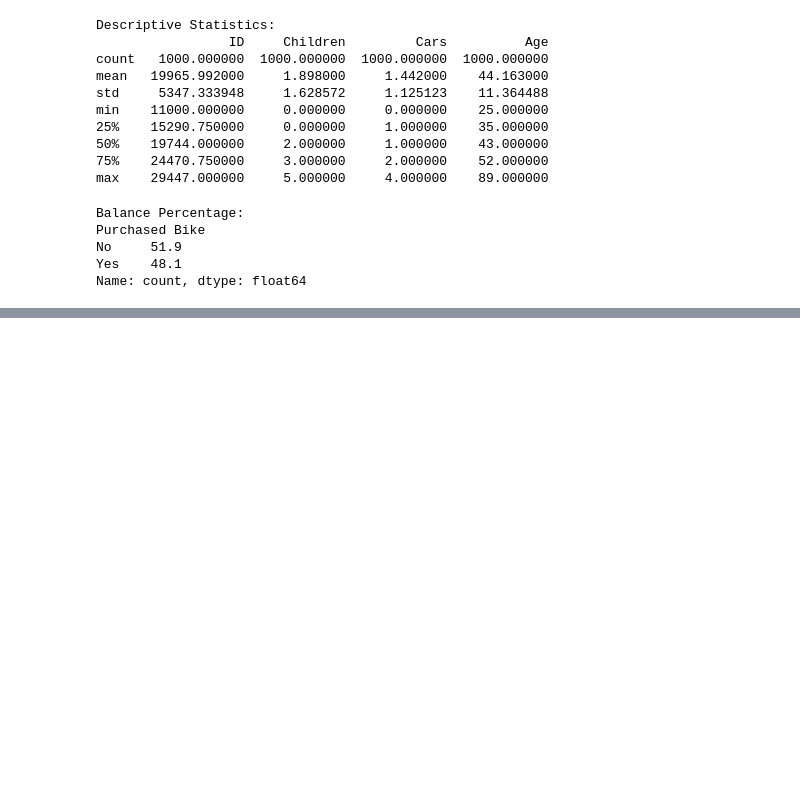
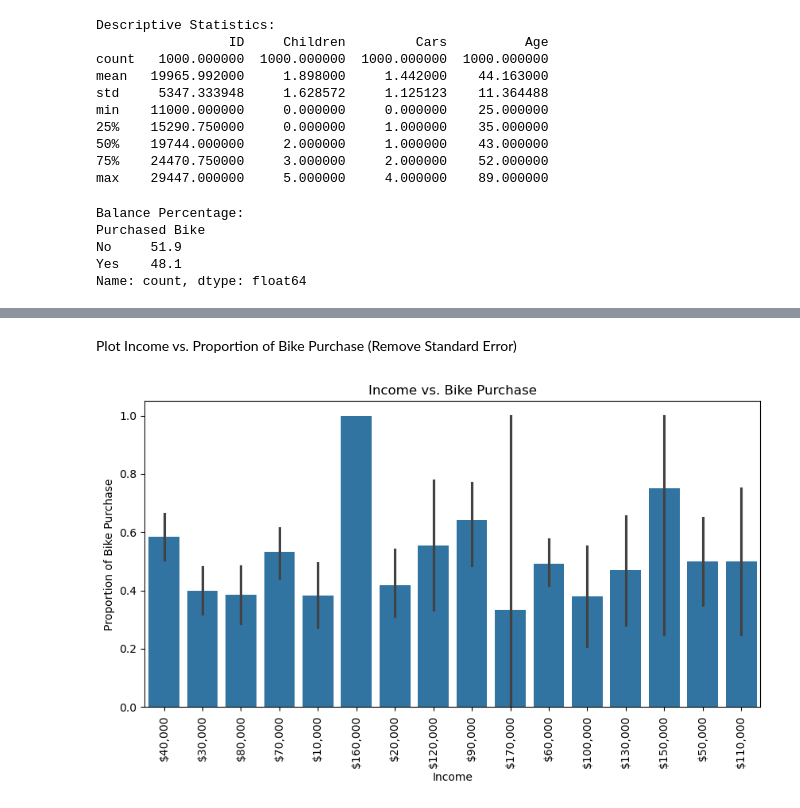
Before and after one commit to farhanjoy04/Advanced-Dataset-Analysis, a Jupyter notebook: source_code.ipynb, the cells around one changed output, grey strips where cells are left out. Drawn from its saved outputs; the diff is of its cells as text; code cells hidden in the pictures; blank space fills up the shorter version.

```diff
--- a/source_code.ipynb
+++ b/source_code.ipynb
@@ -80,0 +139,12 @@ plt.show()
+# %% [markdown]
+Plot Income vs. Proportion of Bike Purchase (Remove Standard Error)
+# %%
+plt.figure(figsize=(10, 5))
+sns.barplot(x='Income', y='Purchased Bike', data=data, estimator=np.mean)
+plt.xlabel('Income')
+plt.ylabel('Proportion of Bike Purchase')
+plt.title('Income vs. Bike Purchase')
+plt.xticks(rotation=90)  # Rotate x-axis labels for better readability
+plt.show()
+# %% [output]
+[figure, added]
```
Also changed, not shown: parts of 12 cells of this notebook.
